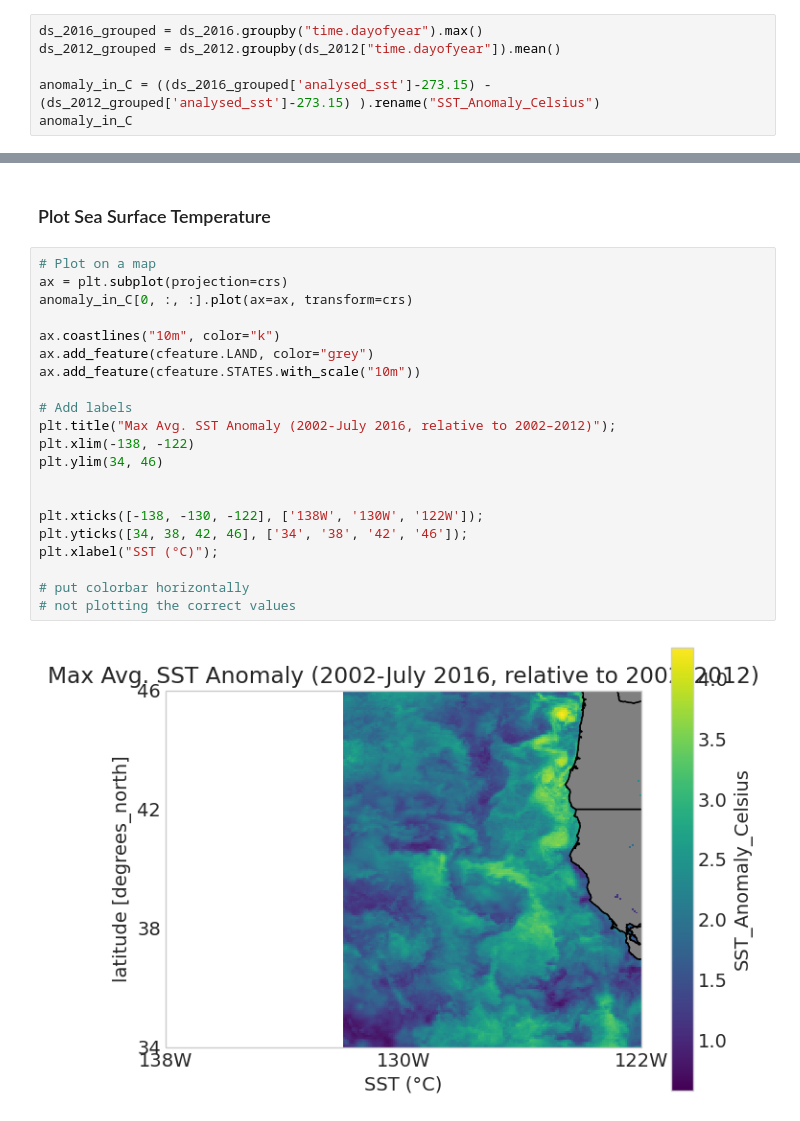
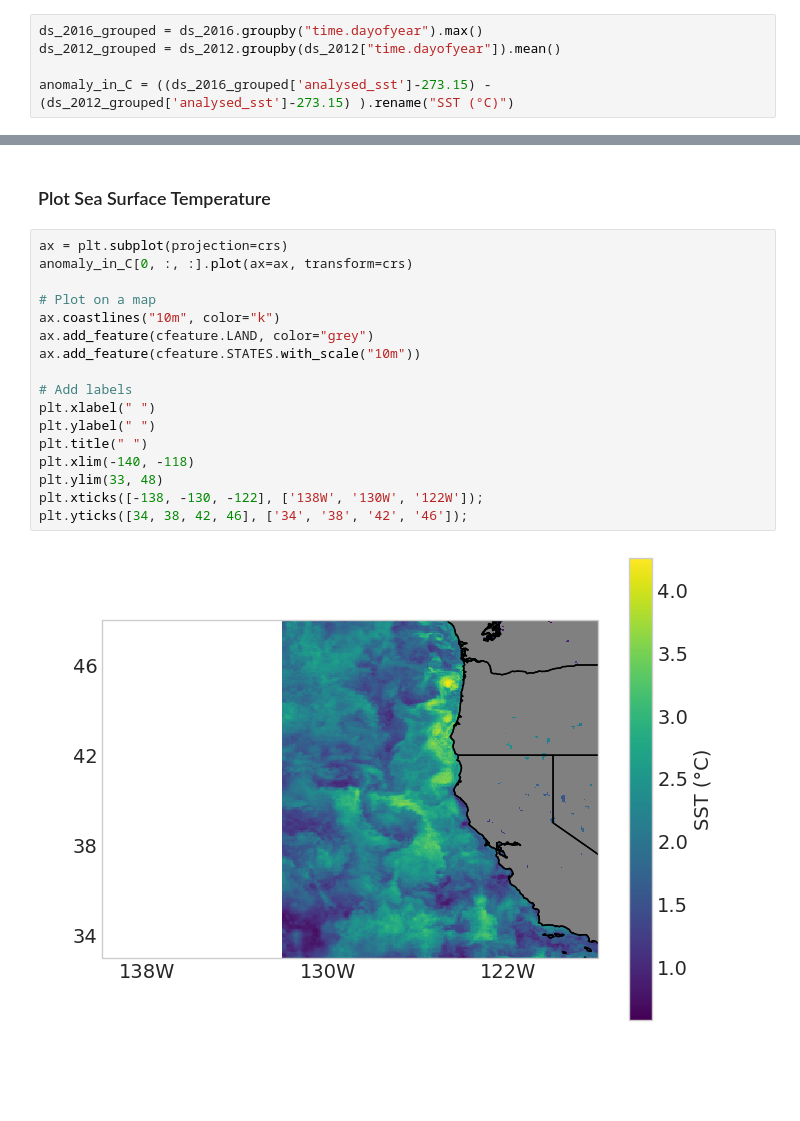
Before and after one commit to UCB-stat-159-s23/hw03-group23, a Jupyter notebook: climate-Q5.ipynb, the cells around one changed output, grey strips where cells are left out. Saved outputs shown, nothing was run; the diff lists cells and outputs as text; blank space fills up the shorter version.

```diff
--- a/climate-Q5.ipynb
+++ b/climate-Q5.ipynb
@@ -40,5 +40,4 @@ ds_2012 = ds.sel(time=slice('2002-01-01', '2012-12-31'))
 ds_2016_grouped = ds_2016.groupby("time.dayofyear").max()
 ds_2012_grouped = ds_2012.groupby(ds_2012["time.dayofyear"]).mean()
 
-anomaly_in_C = ((ds_2016_grouped['analysed_sst']-273.15) - (ds_2012_grouped['analysed_sst']-273.15) ).rename("SST_Anomaly_Celsius")
-anomaly_in_C
+anomaly_in_C = ((ds_2016_grouped['analysed_sst']-273.15) - (ds_2012_grouped['analysed_sst']-273.15) ).rename("SST (°C)")
@@ -63,25 +44,21 @@ Coordinates:
 # %% [markdown]
 ### Plot Sea Surface Temperature
 # %%
-# Plot on a map
 ax = plt.subplot(projection=crs)
 anomaly_in_C[0, :, :].plot(ax=ax, transform=crs)
 
+# Plot on a map
 ax.coastlines("10m", color="k")
 ax.add_feature(cfeature.LAND, color="grey")
 ax.add_feature(cfeature.STATES.with_scale("10m"))
 
 # Add labels
-plt.title("Max Avg. SST Anomaly (2002-July 2016, relative to 2002–2012)");
-plt.xlim(-138, -122)
-plt.ylim(34, 46)
-
-
+plt.xlabel(" ")
+plt.ylabel(" ")
+plt.title(" ")
+plt.xlim(-140, -118)
+plt.ylim(33, 48)
 plt.xticks([-138, -130, -122], ['138W', '130W', '122W']);
 plt.yticks([34, 38, 42, 46], ['34', '38', '42', '46']);
-plt.xlabel("SST (°C)");
-
-# put colorbar horizontally
-# not plotting the correct values
 # %% [output]
-[figure, old version]
+[figure, new version]
```
Also changed, not shown: parts of 3 cells of this notebook.
